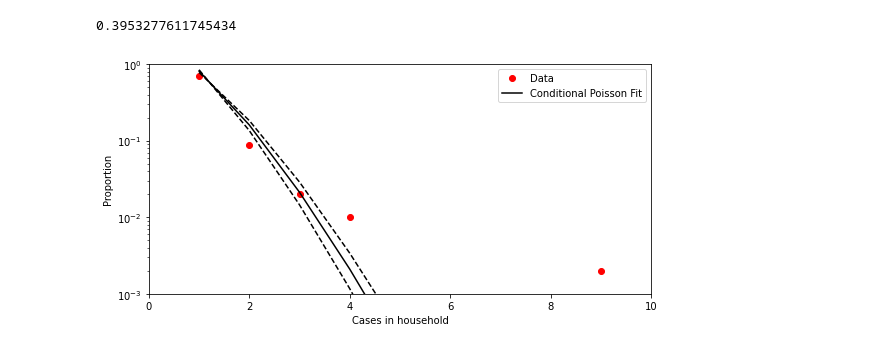
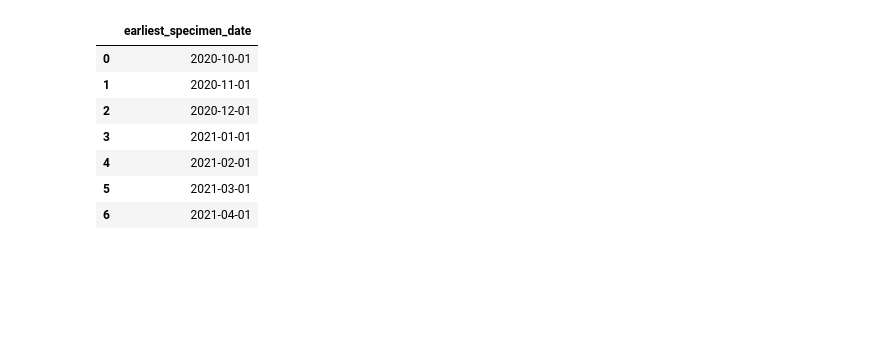
Before and after one commit to JCurran-Sebastian/BPs_for_VoC, a Jupyter notebook: voc_data.ipynb, the cells around one changed output. Cells and saved outputs as stored; diff of their text form; code cells hidden in the pictures; blank space fills up the shorter version.

```diff
--- a/voc_data.ipynb
+++ b/voc_data.ipynb
@@ -199,5 +45,0 @@ def cpfun(la):
-# %%
-lahat = op.brentq(cpfun,1e-6,xbar)
-lahat
-# %% [output]
-0.3953277611745434
@@ -211,16 +46,14 @@ zu = st.poisson.pmf(xx,lahat+2.*sig)/(1-st.poisson.pmf(0,lahat+2.*sig))
-# %%
-plt.figure(figsize=(8,4))
-plt.plot(xx,yy,ls='',marker='o',c='r',label='Data')
-plt.plot(xx,zm,ls='-',c='k',label='Conditional Poisson Fit')
-plt.plot(xx,zl,ls='--',c='k')
-plt.plot(xx,zu,ls='--',c='k')
-plt.yscale('log')
-plt.xlim([0,10])
-plt.ylim([1e-3,1])
-plt.xlabel('Cases in household')
-plt.ylabel('Proportion')
-plt.legend()
-plt.tight_layout()
-#plt.savefig('./voc_hh.pdf')
-# %% [output]
-[figure, removed]
+# %%
+monthstarts = pd.DataFrame([
+    '2020-10-01','2020-11-01','2020-12-01','2021-01-01','2021-02-01','2021-03-01','2021-04-01'
+],columns=['earliest_specimen_date'])
+monthstarts
+# %% [output]
+|  | earliest_specimen_date |
+| 0 | 2020-10-01 |
+| 1 | 2020-11-01 |
+| 2 | 2020-12-01 |
+| 3 | 2021-01-01 |
+| 4 | 2021-02-01 |
+| 5 | 2021-03-01 |
+| 6 | 2021-04-01 |
```
Also changed, not shown: parts of 29 cells of this notebook.
